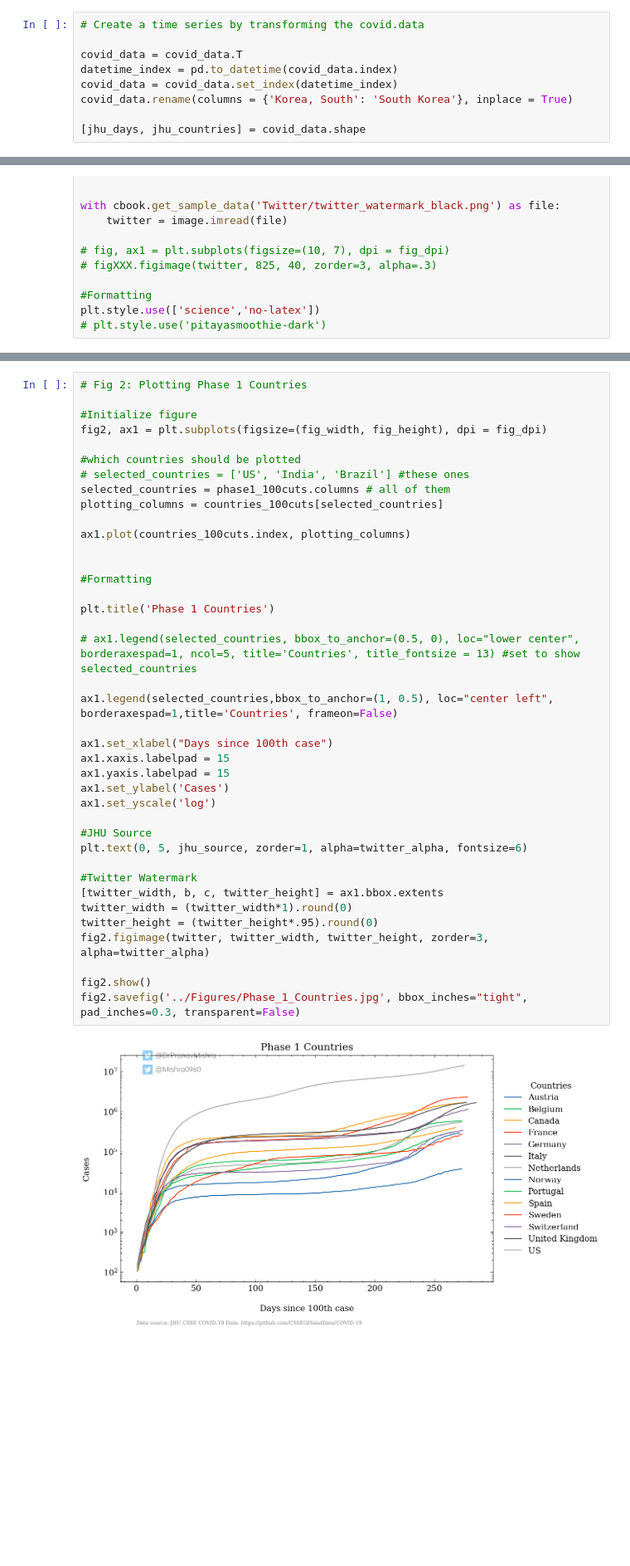
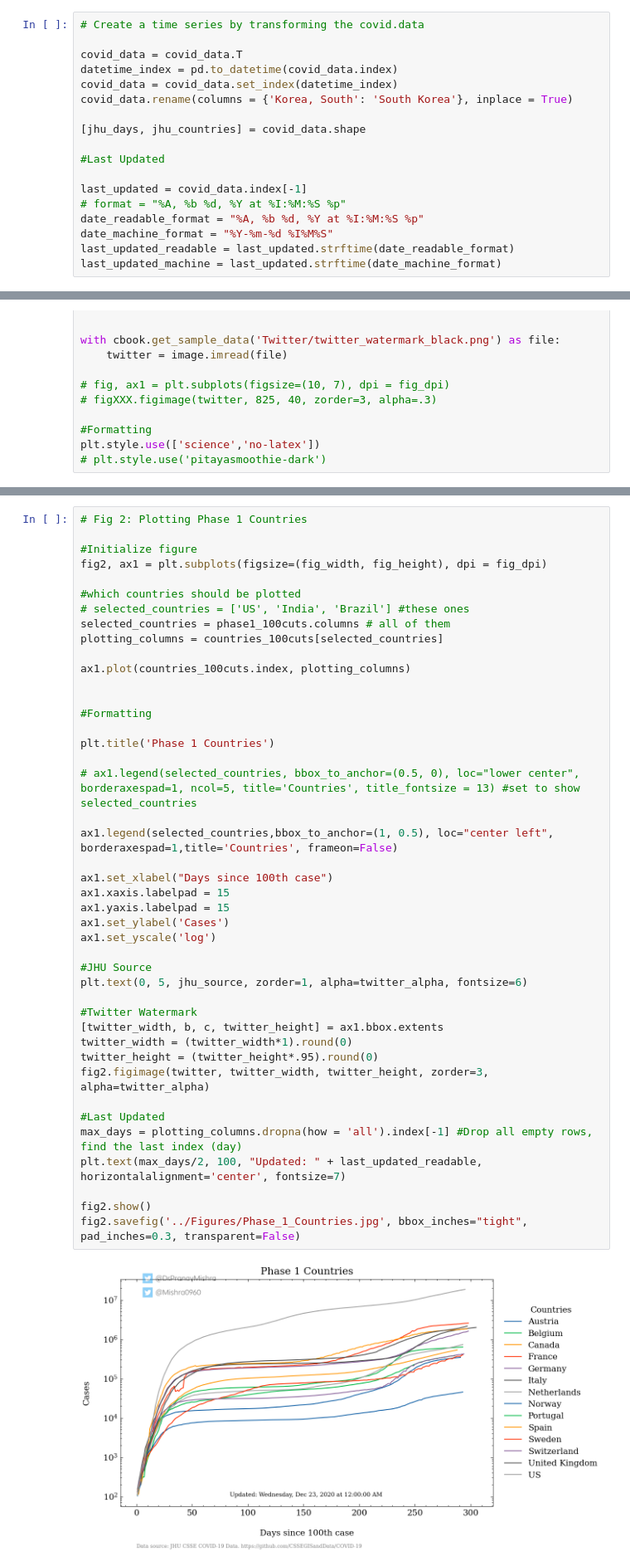
Before and after one commit to pranavmishra90/COVID-19, a Jupyter notebook: Notebooks/COVID-19 Prediction.ipynb, the cells around one changed output, grey strips where cells are left out. Shown at 83% size. Cells and saved outputs as stored; diff of their text form; blank space fills up the shorter version.

```diff
--- a/Notebooks/COVID-19 Prediction.ipynb
+++ b/Notebooks/COVID-19 Prediction.ipynb
@@ -57,6 +57,15 @@ covid_data = covid_data.set_index(datetime_index)
 covid_data.rename(columns = {'Korea, South': 'South Korea'}, inplace = True)
 
 [jhu_days, jhu_countries] = covid_data.shape
+
+#Last Updated
+
+last_updated = covid_data.index[-1]
+# format = "%A, %b %d, %Y at %I:%M:%S %p"
+date_readable_format = "%A, %b %d, %Y at %I:%M:%S %p"
+date_machine_format = "%Y-%m-%d %I%M%S"
+last_updated_readable = last_updated.strftime(date_readable_format)
+last_updated_machine = last_updated.strftime(date_machine_format)
 # %%
 stablized_countries = covid_data.loc[:, ['Iran', 'Japan', 'South Korea']]
 # %%
@@ -224,34 +234,38 @@ plotting_columns = countries_100cuts[selected_countries]
 
 ax1.plot(countries_100cuts.index, plotting_columns)
 
 
 #Formatting
 
 plt.title('Phase 1 Countries')
 
 # ax1.legend(selected_countries, bbox_to_anchor=(0.5, 0), loc="lower center", borderaxespad=1, ncol=5, title='Countries', title_fontsize = 13) #set to show selected_countries
 
 ax1.legend(selected_countries,bbox_to_anchor=(1, 0.5), loc="center left", borderaxespad=1,title='Countries', frameon=False)
 
 ax1.set_xlabel("Days since 100th case")
 ax1.xaxis.labelpad = 15
 ax1.yaxis.labelpad = 15
 ax1.set_ylabel('Cases')
 ax1.set_yscale('log')
 
 #JHU Source
 plt.text(0, 5, jhu_source, zorder=1, alpha=twitter_alpha, fontsize=6)
 
 #Twitter Watermark
 [twitter_width, b, c, twitter_height] = ax1.bbox.extents
 twitter_width = (twitter_width*1).round(0)
 twitter_height = (twitter_height*.95).round(0)
 fig2.figimage(twitter, twitter_width, twitter_height, zorder=3, alpha=twitter_alpha)
 
+#Last Updated
+max_days = plotting_columns.dropna(how = 'all').index[-1] #Drop all empty rows, find the last index (day)
+plt.text(max_days/2, 100, "Updated: " + last_updated_readable, horizontalalignment='center', fontsize=7)
+
 fig2.show()
 fig2.savefig('../Figures/Phase_1_Countries.jpg', bbox_inches="tight", pad_inches=0.3, transparent=False)
 # %% [output]
-[figure, old version]
+[figure, new version]
 # %%
 # Fig 3: Plotting BRIAS Nations
 
```
Also changed, not shown: parts of 6 cells of this notebook, 8 other files.
